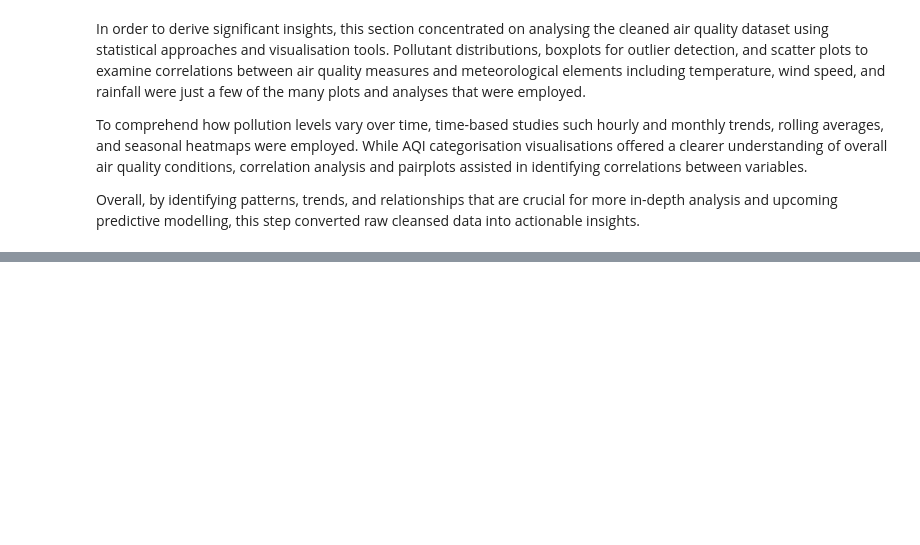
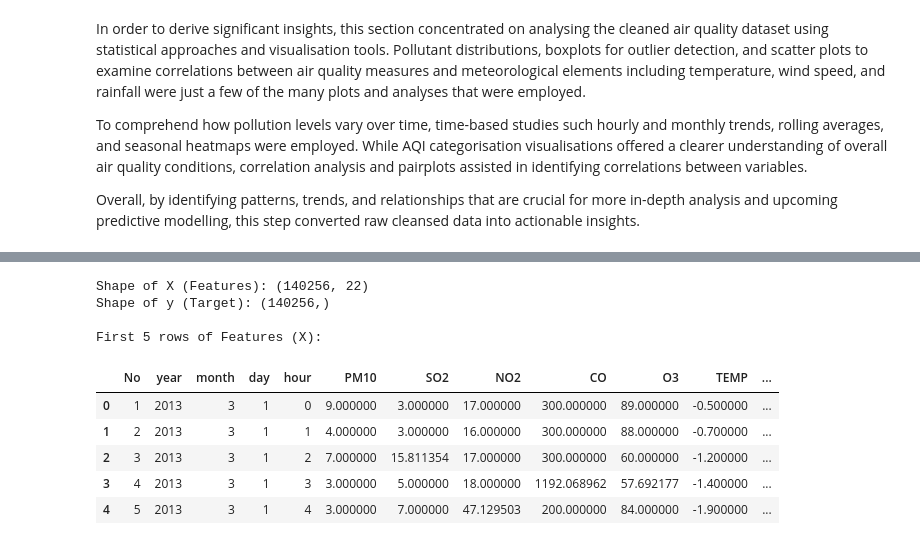
Before and after one commit to SI-GRush34/beijing-air-quality-project, a Jupyter notebook: Beijing-Air-Quality-Project.ipynb, the cells around one changed output, grey strips where cells are left out. Saved outputs shown, nothing was run; the diff lists cells and outputs as text; code cells hidden in the pictures; blank space fills up the shorter version.

```diff
--- a/Beijing-Air-Quality-Project.ipynb
+++ b/Beijing-Air-Quality-Project.ipynb
@@ -1844,0 +2061,27 @@ Overall, by identifying patterns, trends, and relationships that are crucial for
+# %%
+import pandas as pd
+df = pd.read_csv("/content/cleaned_air_quality_dataset.csv")
+target_column = 'PM2.5'   # target variable (what we want to predict)
+
+# Features (input variables)
+X = df.drop(target_column, axis=1)
+
+# Target (output variable)
+y = df[target_column]
+
+print("Shape of X (Features):", X.shape)
+print("Shape of y (Target):", y.shape)
+
+print("\nFirst 5 rows of Features (X):")
+display(X.head().style.background_gradient(cmap='Blues'))
+# %% [output]
+Shape of X (Features): (140256, 22)
+Shape of y (Target): (140256,)
+
+First 5 rows of Features (X):
+|  | No | year | month | day | hour | PM10 | SO2 | NO2 | CO | O3 | TEMP | ... |
+| 0 | 1 | 2013 | 3 | 1 | 0 | 9.000000 | 3.000000 | 17.000000 | 300.000000 | 89.000000 | -0.500000 | ... |
+| 1 | 2 | 2013 | 3 | 1 | 1 | 4.000000 | 3.000000 | 16.000000 | 300.000000 | 88.000000 | -0.700000 | ... |
+| 2 | 3 | 2013 | 3 | 1 | 2 | 7.000000 | 15.811354 | 17.000000 | 300.000000 | 60.000000 | -1.200000 | ... |
+| 3 | 4 | 2013 | 3 | 1 | 3 | 3.000000 | 5.000000 | 18.000000 | 1192.068962 | 57.692177 | -1.400000 | ... |
+| 4 | 5 | 2013 | 3 | 1 | 4 | 3.000000 | 7.000000 | 47.129503 | 200.000000 | 84.000000 | -1.900000 | ... |
```
Also changed, not shown: parts of 36 cells of this notebook.
